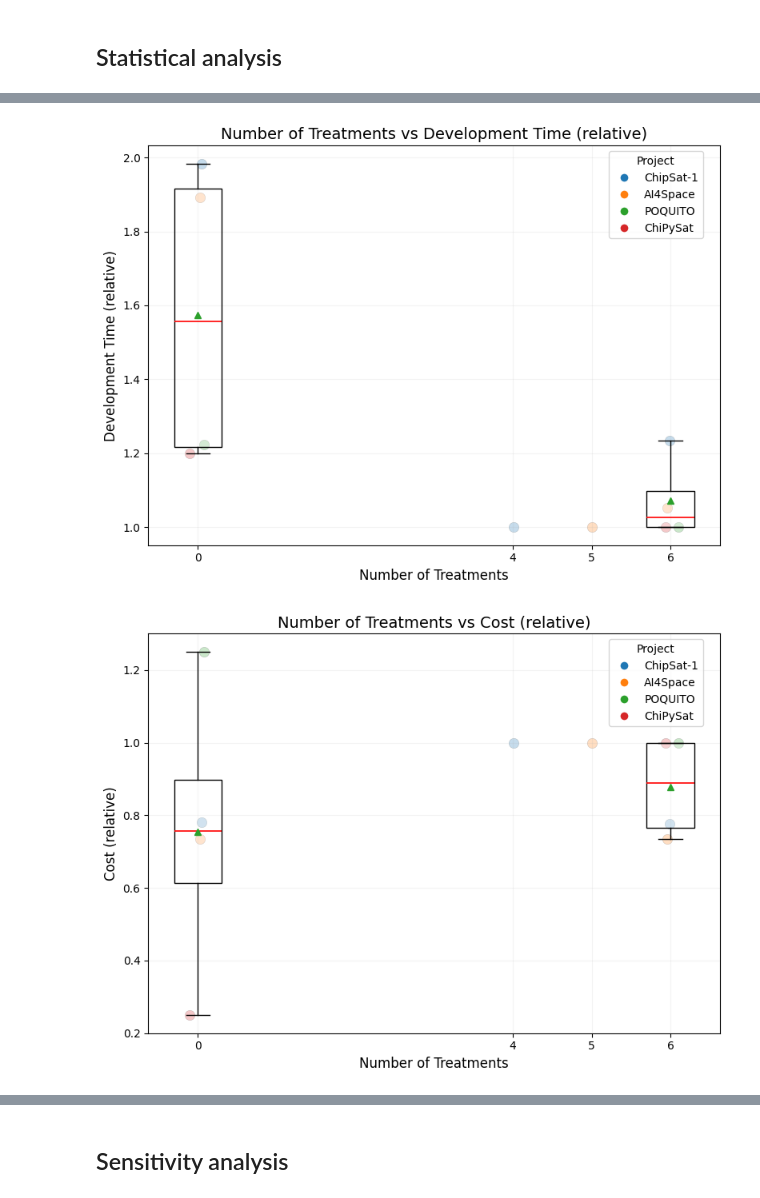
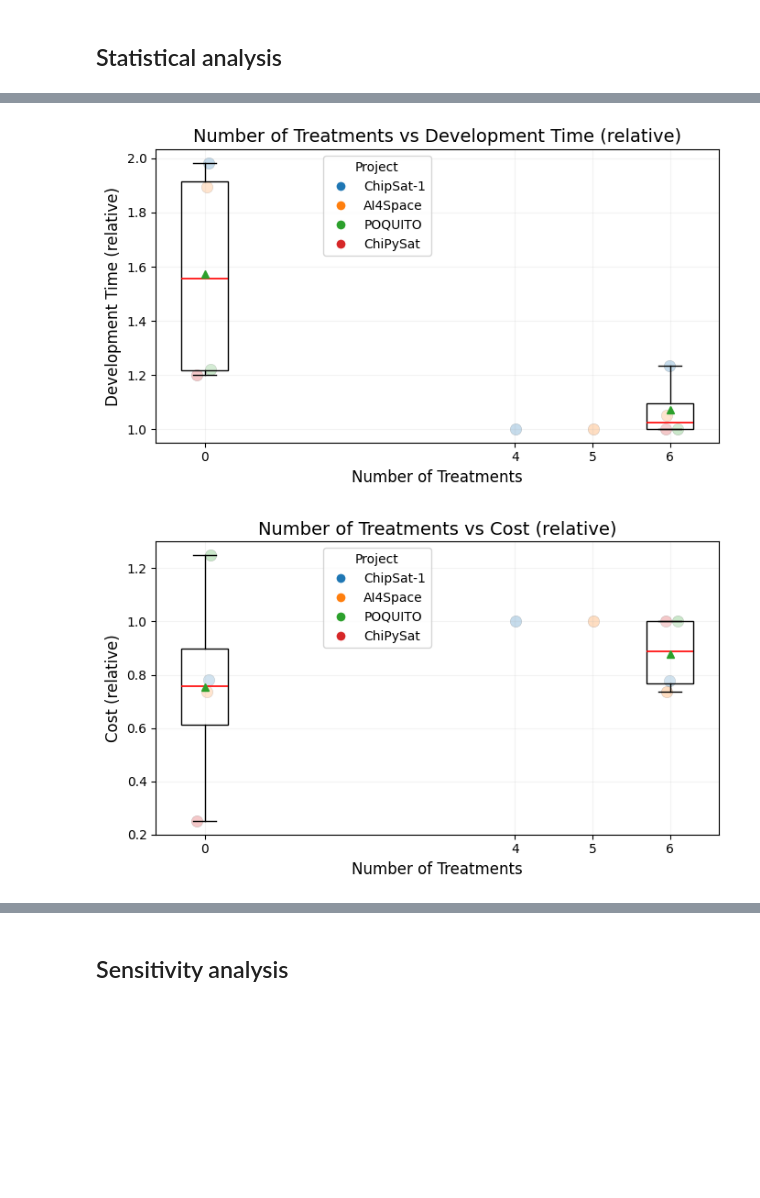
Before and after one commit to kongr45gpen/doctoral-thesis, a Jupyter notebook: analyses/sensitivity_analysis.ipynb, the cells around one changed output, grey strips where cells are left out. Saved outputs shown, nothing was run; the diff lists cells and outputs as text; code cells hidden in the pictures; blank space fills up the shorter version.

```diff
--- a/analyses/sensitivity_analysis.ipynb
+++ b/analyses/sensitivity_analysis.ipynb
@@ -8,7 +8,7 @@ import matplotlib.ticker as mticker
 import matplotlib.lines as mlines
 import scipy.stats
 # %%
-sheet_location = "/mnt/c/Users/kongr45gpen/Downloads/Taskov (4).xlsx"
+sheet_location = "C:\\Users\\konstantinos.kanavou\\OneDrive - University of Luxembourg\\Taskov.xlsx"
 df = pd.read_excel(sheet_location, sheet_name="Sensitivity Analysis").dropna()
 df
 # %% [output]
@@ -88,7 +88,7 @@ for parameter in df_copy.columns[3:]:
     treatments = np.sort(df_copy['Number of Treatments'].unique())
     data_by_t = [df_copy.loc[df_copy['Number of Treatments'] == t, parameter].values for t in treatments]
 
-    fig, ax = plt.subplots(figsize=(8, 6))
+    fig, ax = plt.subplots(figsize=(10 * 0.7, 6 * 0.7))
 
     # scatter background: jitter points and color by project
     rng = np.random.default_rng(0)
@@ -124,7 +124,7 @@ for parameter in df_copy.columns[3:]:
 
     # legend for projects
     handles = [mlines.Line2D([0], [0], marker='o', color='w', markerfacecolor=colors[p], markersize=8, label=p) for p in projects]
-    ax.legend(handles=handles, title='Project', bbox_to_anchor=(0.98, 1), loc='upper right')
+    ax.legend(handles=handles, title='Project', bbox_to_anchor=(0.5, 1), loc='upper right')
 
     plt.tight_layout()
     plt.savefig(f"sensitivity_boxplot_{parameter_alias}{specifier}.pdf", dpi=300)
@@ -158,2 +158,2 @@ TtestResult(statistic=np.float64(0.4082482904638629), pvalue=np.float64(0.698116
-[figure, old version]
+[figure, new version]
-[figure, old version]
+[figure, new version]
```
Also changed, not shown: parts of 1 cell of this notebook, 5 other files.
